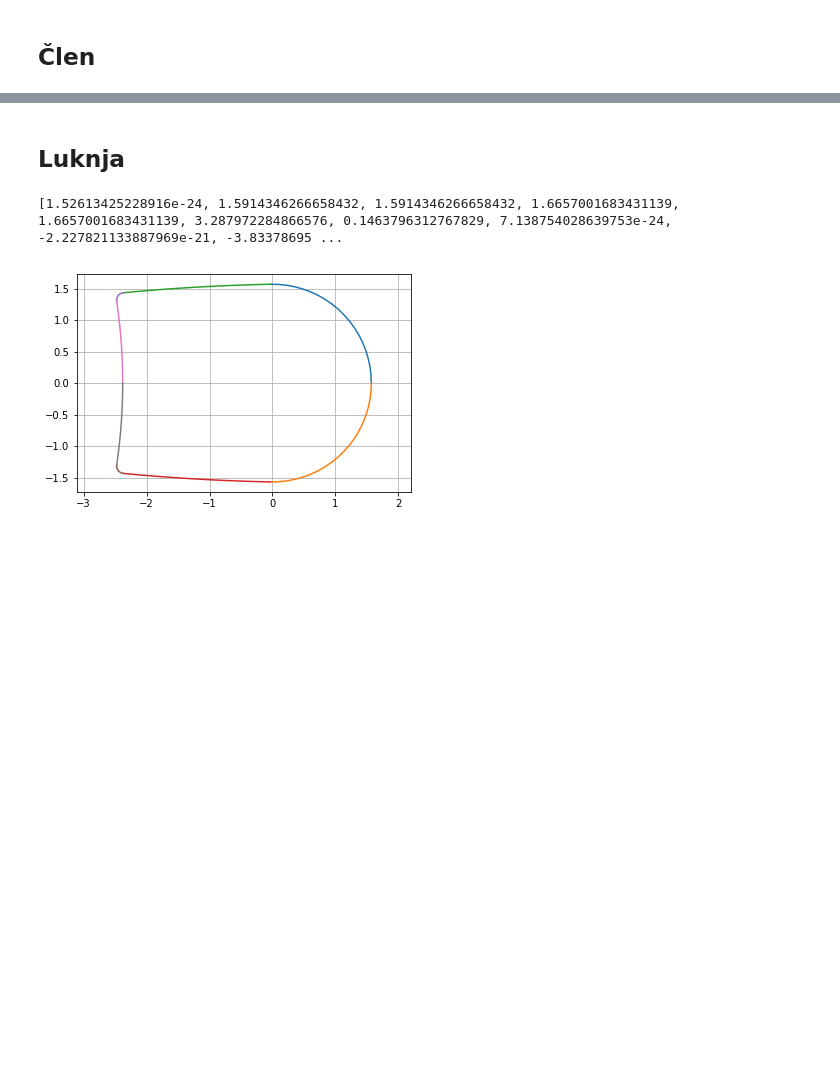
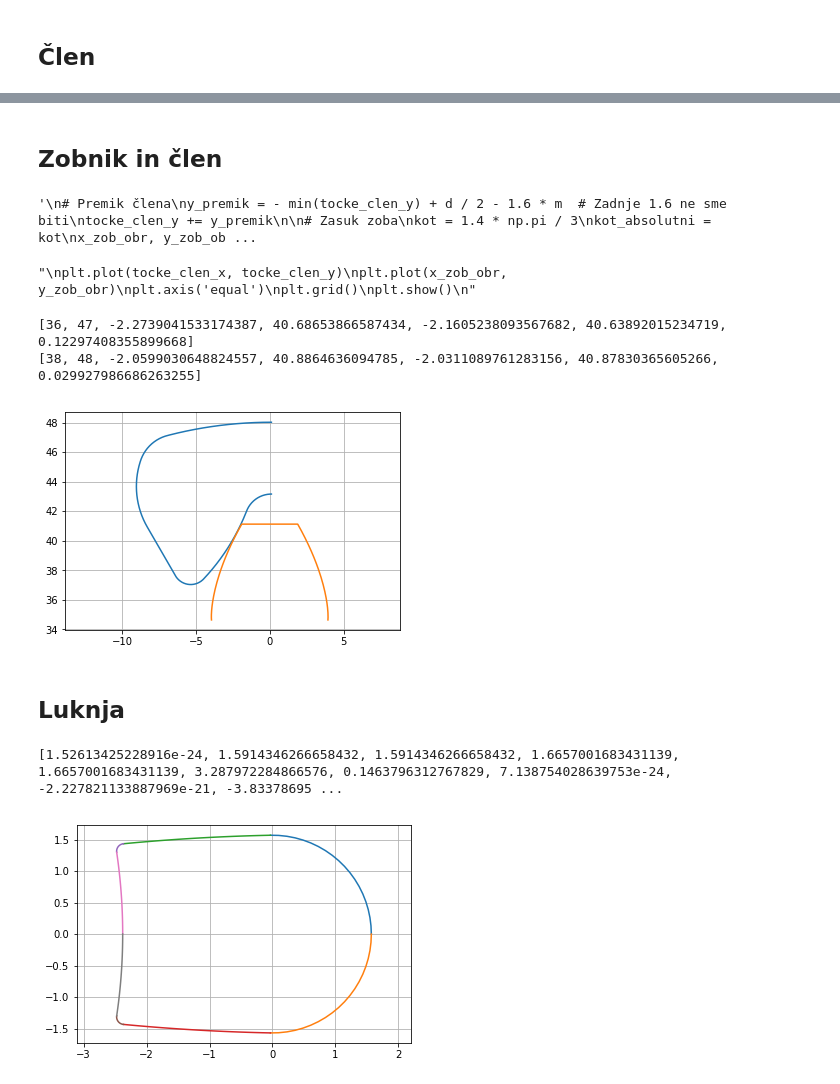
Before and after one commit to JMarinko/veriga, a Jupyter notebook: clen.ipynb, the cells around one changed output, grey strips where cells are left out. Cells and saved outputs as stored; diff of their text form; code cells hidden in the pictures; blank space fills up the shorter version.

```diff
--- a/clen.ipynb
+++ b/clen.ipynb
@@ -130,0 +240,77 @@ plt.show()
+# %% [markdown]
+## Zobnik in člen
+# %%
+'''
+# Premik člena
+y_premik = - min(tocke_clen_y) + d / 2 - 1.6 * m  # Zadnje 1.6 ne sme biti
+tocke_clen_y += y_premik
+
+# Zasuk zoba
+kot = 1.4 * np.pi / 3
+kot_absolutni = kot
+x_zob_obr, y_zob_obr = obrni(x_zob, y_zob, kot)
+'''
+# %% [output]
+'\n# Premik člena\ny_premik = - min(tocke_clen_y) + d / 2 - 1.6 * m  # Zadnje 1.6 ne sme biti\ntocke_clen_y += y_premik\n\n# Zasuk zoba\nkot = 1.4 * np.pi / 3\nkot_absolutni = kot\nx_zob_obr, y_zob_ob ...
+# %%
+'''
+plt.plot(tocke_clen_x, tocke_clen_y)
+plt.plot(x_zob_obr, y_zob_obr)
+plt.axis('equal')
+plt.grid()
+plt.show()
+'''
+# %% [output]
+"\nplt.plot(tocke_clen_x, tocke_clen_y)\nplt.plot(x_zob_obr, y_zob_obr)\nplt.axis('equal')\nplt.grid()\nplt.show()\n"
+# %%
+# Začetni položaj
+# Premik člena
+x_clen_zac = tocke_clen_x - 0.5 * a
+y_premik = - min(tocke_clen_y) + d / 2 - 1.4 * m  # Zadnje 1.4 ne sme biti
+y_clen_zac = tocke_clen_y + y_premik
+
+# Zasuk zoba
+kot = np.pi / 2
+kot_absolutni = kot
+x_zob_zac, y_zob_zac = obrni(x_zob, y_zob, kot)
+
+# Točka kontakta
+# Grobo
+min_razdalja = None
+for i, (x_c, y_c) in enumerate(zip(x_clen_zac[5 * st_t_c: 6 * st_t_c + 1], y_clen_zac[5 * st_t_c: 6 * st_t_c + 1])):
+    for j, (x_z, y_z) in enumerate(zip(x_zob_zac[: st_t_z], y_zob_zac[: st_t_z])):
+        razdalja = np.sqrt((x_c - x_z) ** 2 + (y_c - y_z) ** 2)
+        if min_razdalja == None:
+            min_razdalja = [i, j, x_c, y_c, x_z, y_z, razdalja]
+        elif razdalja < min_razdalja[-1]:
+            min_razdalja = [i, j, x_c, y_c, x_z, y_z, razdalja]
+print(min_razdalja)
+
+# Nastavitev na točen začetek
+dx = min_razdalja[4] - min_razdalja[2]
+x_clen_zac += dx
+
+# Prva točka kontakta
+# Za obravnavo bomo imeli seznam "analiza" seznamov v obliki [i, j, x_c, y_c, x_z, y_z, razdalja]
+analiza = []
+min_razdalja = None
+for i, (x_c, y_c) in enumerate(zip(x_clen_zac[5 * st_t_c: 6 * st_t_c + 1], y_clen_zac[5 * st_t_c: 6 * st_t_c + 1])):
+    for j, (x_z, y_z) in enumerate(zip(x_zob_zac[: st_t_z], y_zob_zac[: st_t_z])):
+        razdalja = np.sqrt((x_c - x_z) ** 2 + (y_c - y_z) ** 2)
+        if min_razdalja == None:
+            min_razdalja = [i, j, x_c, y_c, x_z, y_z, razdalja]
+        elif razdalja < min_razdalja[-1]:
+            min_razdalja = [i, j, x_c, y_c, x_z, y_z, razdalja]
+analiza.append(min_razdalja)
+print(min_razdalja)
+
+# Izris
+plt.plot(x_clen_zac, y_clen_zac)
+plt.plot(x_zob_zac, y_zob_zac)
+plt.axis('equal')
+plt.grid()
+plt.show()
+# %% [output]
+[36, 47, -2.2739041533174387, 40.68653866587434, -2.1605238093567682, 40.63892015234719, 0.12297408355899668]
+[38, 48, -2.0599030648824557, 40.8864636094785, -2.0311089761283156, 40.87830365605266, 0.029927986686263255]
+[figure, added]
```
Also changed, not shown: parts of 13 cells of this notebook.
